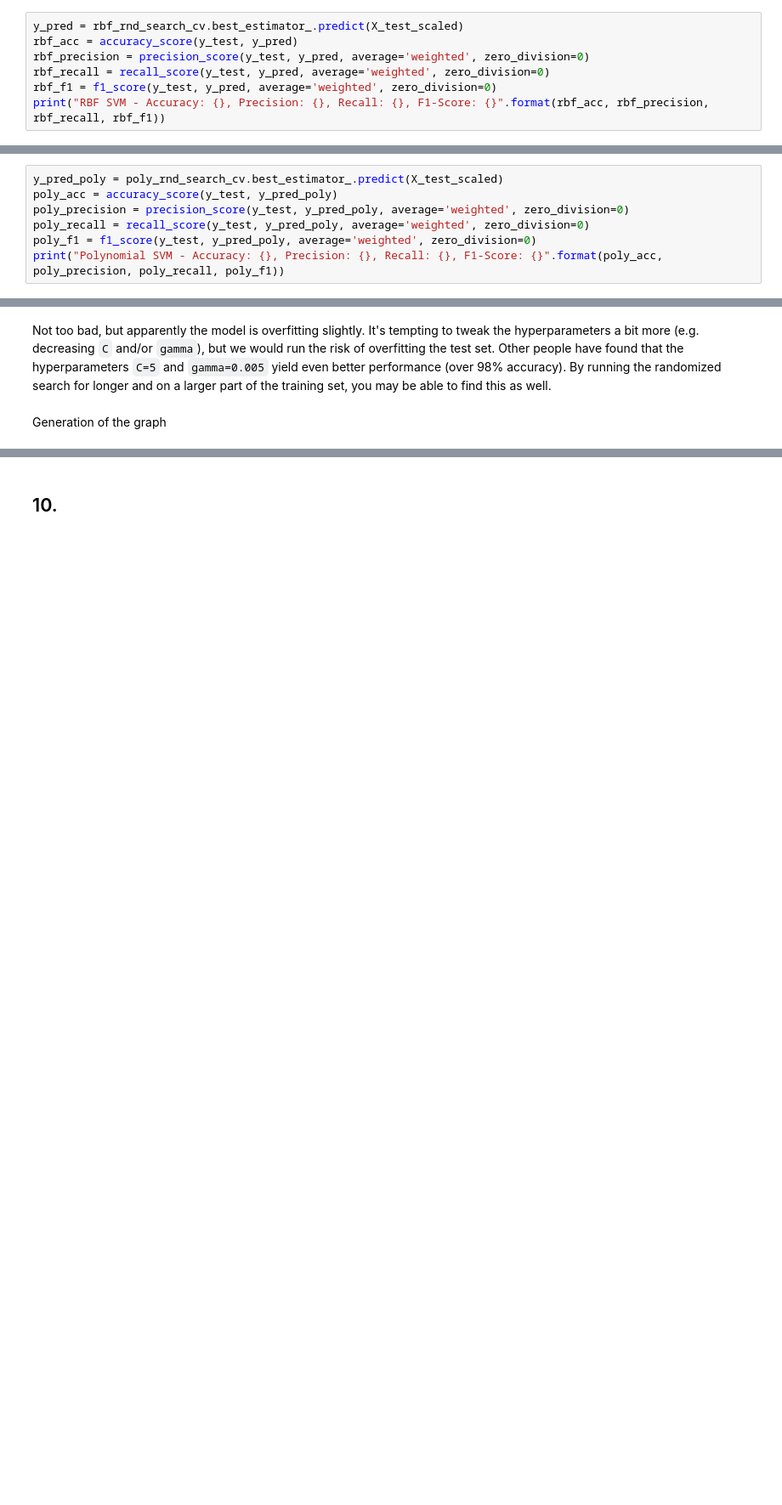
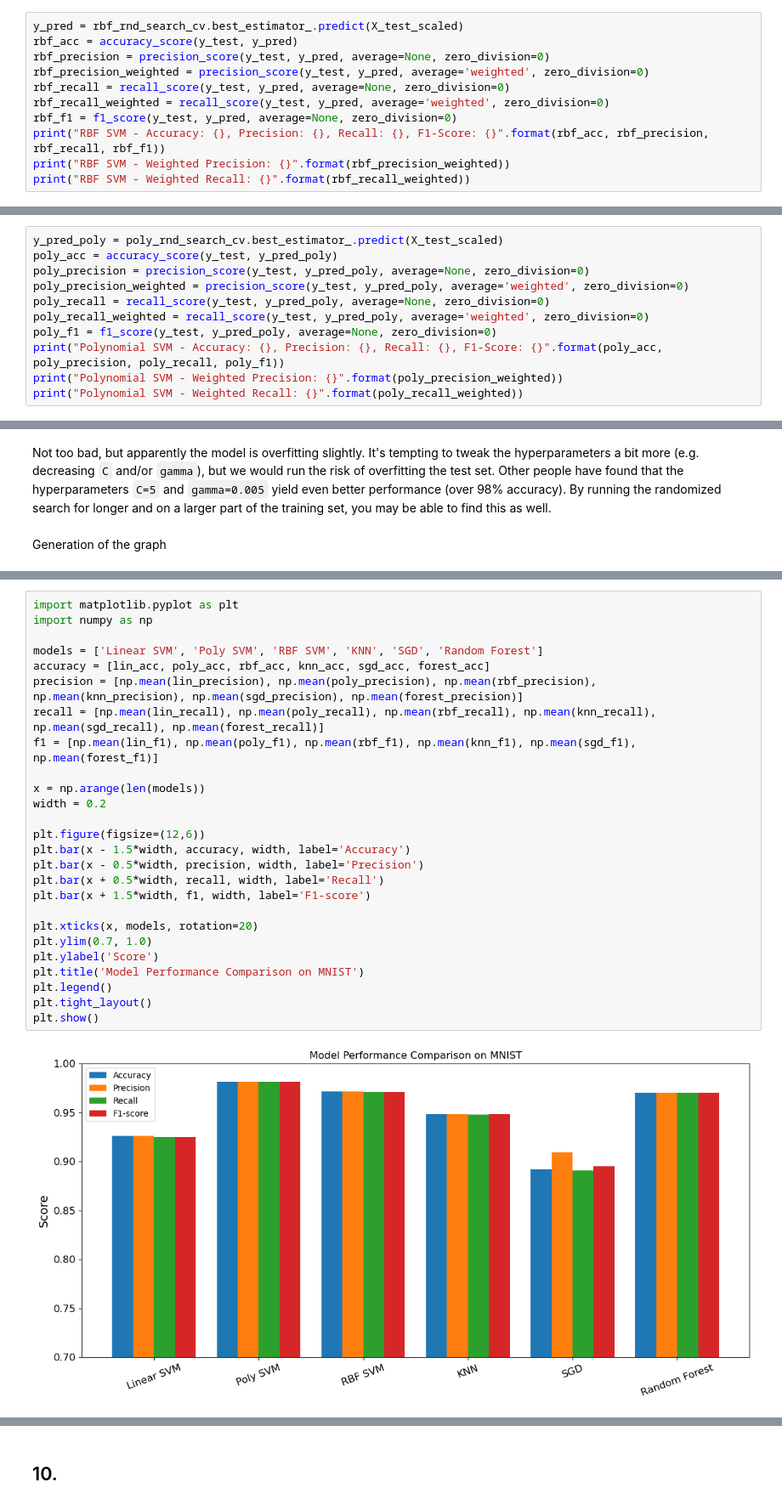
Before and after one commit to suka1901/handson-ml2, a Jupyter notebook: 05_support_vector_machines.ipynb, the cells around one changed output, grey strips where cells are left out. Shown at 85% size. Drawn from its saved outputs; the diff is of its cells as text; blank space fills up the shorter version.

```diff
--- a/05_support_vector_machines.ipynb
+++ b/05_support_vector_machines.ipynb
@@ -1269,8 +1365,12 @@ Linear SVM - Accuracy: 0.9156, Precision: 0.9153118645469903, Recall: 0.9156, F1
 # %%
 y_pred = rbf_rnd_search_cv.best_estimator_.predict(X_test_scaled)
 rbf_acc = accuracy_score(y_test, y_pred)
-rbf_precision = precision_score(y_test, y_pred, average='weighted', zero_division=0)
-rbf_recall = recall_score(y_test, y_pred, average='weighted', zero_division=0)
-rbf_f1 = f1_score(y_test, y_pred, average='weighted', zero_division=0)
+rbf_precision = precision_score(y_test, y_pred, average=None, zero_division=0)
+rbf_precision_weighted = precision_score(y_test, y_pred, average='weighted', zero_division=0)
+rbf_recall = recall_score(y_test, y_pred, average=None, zero_division=0)
+rbf_recall_weighted = recall_score(y_test, y_pred, average='weighted', zero_division=0)
+rbf_f1 = f1_score(y_test, y_pred, average=None, zero_division=0)
 print("RBF SVM - Accuracy: {}, Precision: {}, Recall: {}, F1-Score: {}".format(rbf_acc, rbf_precision, rbf_recall, rbf_f1))
+print("RBF SVM - Weighted Precision: {}".format(rbf_precision_weighted))
+print("RBF SVM - Weighted Recall: {}".format(rbf_recall_weighted))
 # %% [output]
@@ -1278,8 +1383,12 @@ RBF SVM - Accuracy: 0.9714, Precision: 0.9716979825384776, Recall: 0.9714, F1-Sc
 # %%
 y_pred_poly = poly_rnd_search_cv.best_estimator_.predict(X_test_scaled)
 poly_acc = accuracy_score(y_test, y_pred_poly)
-poly_precision = precision_score(y_test, y_pred_poly, average='weighted', zero_division=0)
-poly_recall = recall_score(y_test, y_pred_poly, average='weighted', zero_division=0)
-poly_f1 = f1_score(y_test, y_pred_poly, average='weighted', zero_division=0)
+poly_precision = precision_score(y_test, y_pred_poly, average=None, zero_division=0)
+poly_precision_weighted = precision_score(y_test, y_pred_poly, average='weighted', zero_division=0)
+poly_recall = recall_score(y_test, y_pred_poly, average=None, zero_division=0)
+poly_recall_weighted = recall_score(y_test, y_pred_poly, average='weighted', zero_division=0)
+poly_f1 = f1_score(y_test, y_pred_poly, average=None, zero_division=0)
 print("Polynomial SVM - Accuracy: {}, Precision: {}, Recall: {}, F1-Score: {}".format(poly_acc, poly_precision, poly_recall, poly_f1))
+print("Polynomial SVM - Weighted Precision: {}".format(poly_precision_weighted))
+print("Polynomial SVM - Weighted Recall: {}".format(poly_recall_weighted))
 # %% [output]
@@ -1341,0 +1406,28 @@ plt.show()
+# %%
+import matplotlib.pyplot as plt
+import numpy as np
+
+models = ['Linear SVM', 'Poly SVM', 'RBF SVM', 'KNN', 'SGD', 'Random Forest']
+accuracy = [lin_acc, poly_acc, rbf_acc, knn_acc, sgd_acc, forest_acc]
+precision = [np.mean(lin_precision), np.mean(poly_precision), np.mean(rbf_precision), np.mean(knn_precision), np.mean(sgd_precision), np.mean(forest_precision)]
+recall = [np.mean(lin_recall), np.mean(poly_recall), np.mean(rbf_recall), np.mean(knn_recall), np.mean(sgd_recall), np.mean(forest_recall)]
+f1 = [np.mean(lin_f1), np.mean(poly_f1), np.mean(rbf_f1), np.mean(knn_f1), np.mean(sgd_f1), np.mean(forest_f1)]
+
+x = np.arange(len(models))
+width = 0.2
+
+plt.figure(figsize=(12,6))
+plt.bar(x - 1.5*width, accuracy, width, label='Accuracy')
+plt.bar(x - 0.5*width, precision, width, label='Precision')
+plt.bar(x + 0.5*width, recall, width, label='Recall')
+plt.bar(x + 1.5*width, f1, width, label='F1-score')
+
+plt.xticks(x, models, rotation=20)
+plt.ylim(0.7, 1.0)
+plt.ylabel('Score')
+plt.title('Model Performance Comparison on MNIST')
+plt.legend()
+plt.tight_layout()
+plt.show()
+# %% [output]
+[figure, added]
```
Also changed, not shown: parts of 30 cells of this notebook.
